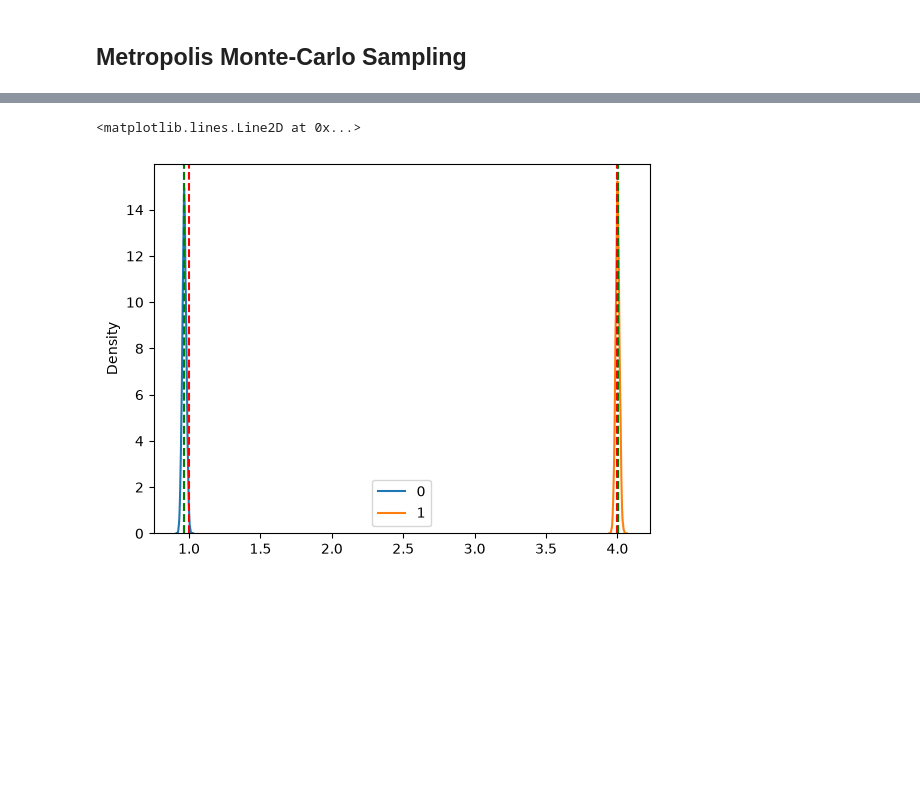
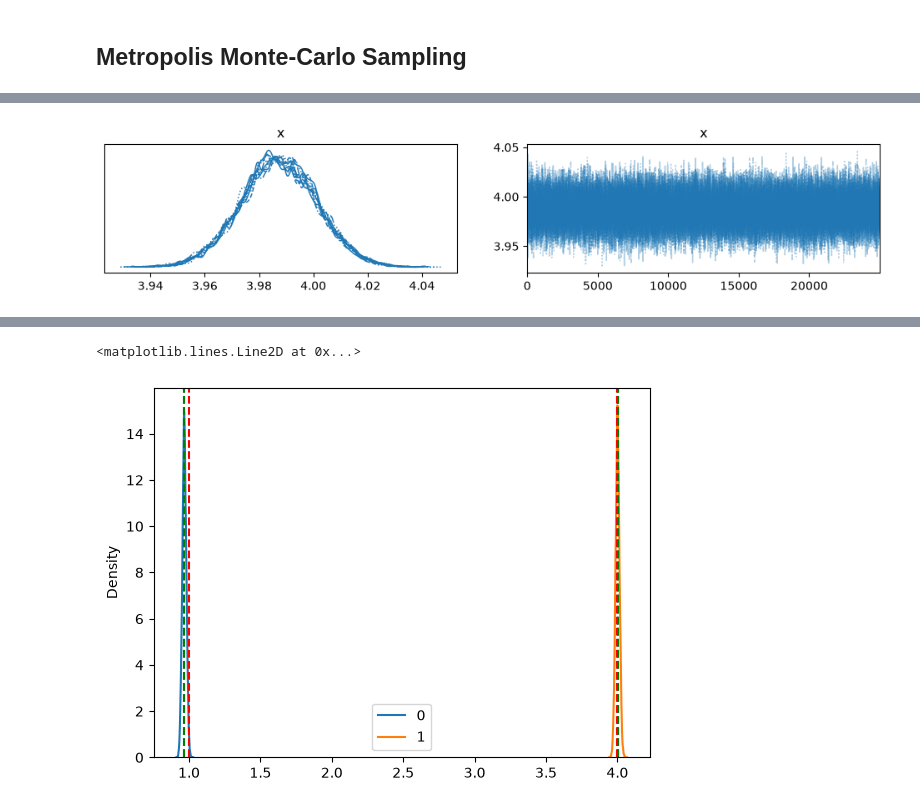
Before and after one commit to gdubbs100/explore-monte-carlo, a Jupyter notebook: montecarlo.ipynb, the cells around one changed output, grey strips where cells are left out. Saved outputs shown, nothing was run; the diff lists cells and outputs as text; code cells hidden in the pictures; blank space fills up the shorter version.

```diff
--- a/montecarlo.ipynb
+++ b/montecarlo.ipynb
@@ -298,38 +51,0 @@ tensor([1.0103, 1.0089])
-# %%
-from samplers.metropolis_sampler import MetropolisSampler
-
-def make_gaussian_mean_model(samples, prior_dist, like_cov = None):
-
-    like_cov = torch.eye(samples.shape[-1]) if like_cov is None else like_cov
-
-    def log_prob(params):
-        prior_lp = prior_dist.log_prob(params)
-        like = dist.MultivariateNormal(params, like_cov)
-        like_lp = like.log_prob(samples.unsqueeze(1)).sum(dim=0)
-        return prior_lp + like_lp
-
-    return log_prob
-
-## Generate Synthetic Data
-n_samples = 5000
-base_dist = dist.MultivariateNormal(
-    loc=torch.Tensor([1, 4]),
-    covariance_matrix=torch.eye(2)
-)
-
-samples = base_dist.sample((n_samples,))
-
-prior = dist.MultivariateNormal(torch.tensor([-1.0, 6.0]), 10.0 * torch.eye(2))
-model = make_gaussian_mean_model(samples, prior)
-sampler = MetropolisSampler(
-    model,
-    dim=2,
-    proposal_std=0.03,
-    init_dist=prior,
-    seed=0
-)
-
-num_iters, num_chains, burnin = 10000, 10, 5000
-history = sampler.run(num_iters=num_iters, num_chains=num_chains, burnin=burnin)
-print(sampler.acceptance_rate)   # tune proposal_std toward ~0.2–0.4
-print(sampler.gelman_rubin[-1])
@@ -375,0 +102,7 @@ plot_gelman_rubin(sampler.gelman_rubin)
+# %%
+import arviz as ar
+r = sampler.results
+idata = ar.convert_to_inference_data(r.params[: ,(r.burnin + 1):, 1])
+ar.plot_trace(idata);
+# %% [output]
+[figure, added]
```
Also changed, not shown: parts of 21 cells of this notebook, 5 other files.
